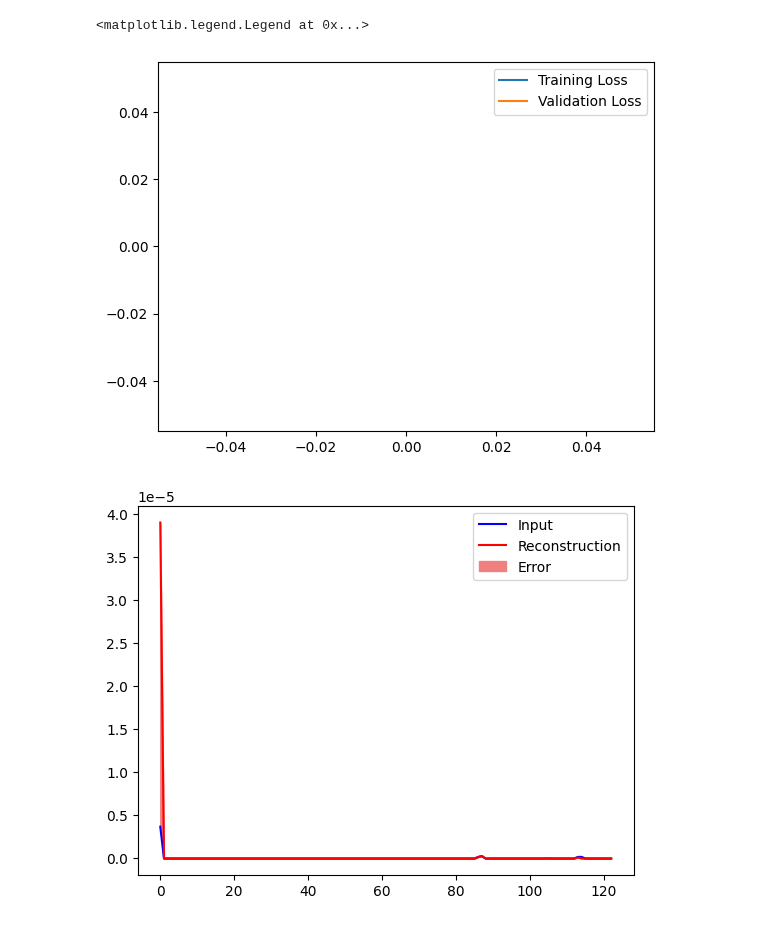
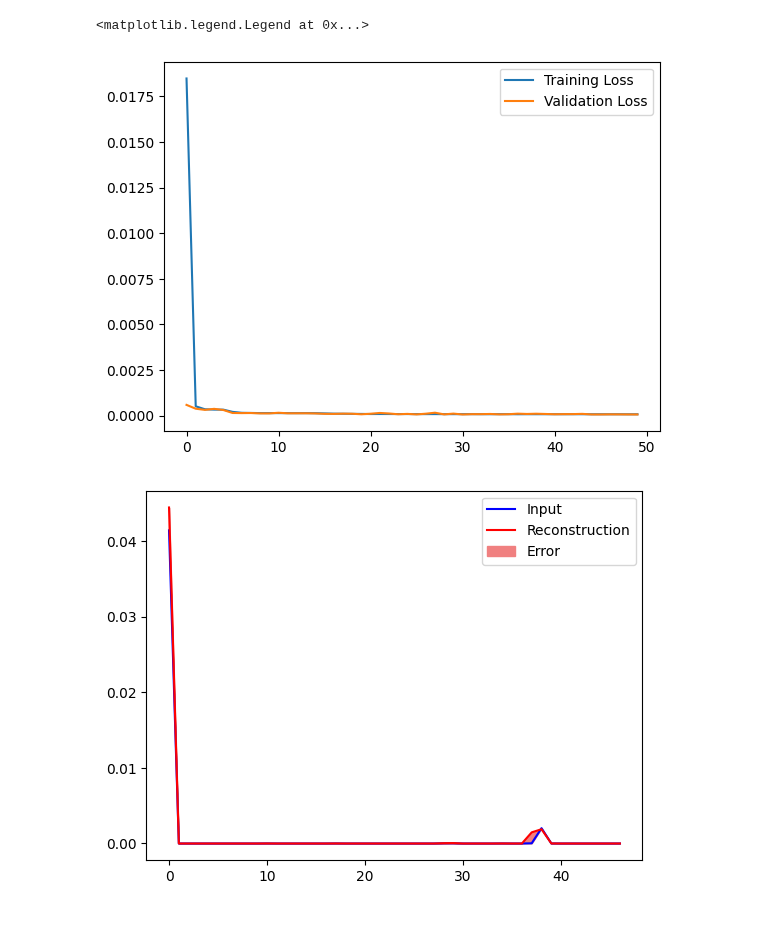
Before and after one commit to joshuapalicka/network-anomaly-detection, a Jupyter notebook: autoencoder_classifier.ipynb, the cells around one changed output. Drawn from its saved outputs; the diff is of its cells as text; code cells hidden in the pictures.

```diff
--- a/autoencoder_classifier.ipynb
+++ b/autoencoder_classifier.ipynb
@@ -10,11 +10,12 @@ from tensorflow.keras import layers, losses
 from tensorflow.keras.datasets import fashion_mnist
 from tensorflow.keras.models import Model
 # %%
-train_data = pd.read_csv('eda_simple_classification/network_data_mod.csv')
+train_data = pd.read_csv('eda_simple_classification/network_data_mod_train.csv')
 test_data = pd.read_csv('eda_simple_classification/network_data_mod_test.csv')
 
 frames = [train_data, test_data]
 
 dataframe  = pd.concat(frames)
 raw_data = dataframe.values
-dataframe.head()
+#dataframe.head()
+#raw_data
@@ -73,7 +96,7 @@ class AnomalyDetector(Model):
     self.decoder = tf.keras.Sequential([
       layers.Dense(16, activation="relu"),
       layers.Dense(32, activation="relu"),
-      layers.Dense(123, activation="sigmoid")])
+      layers.Dense(47, activation="sigmoid")])
 
   def call(self, x):
     encoded = self.encoder(x)
@@ -85,7 +108,7 @@ autoencoder = AnomalyDetector()
 autoencoder.compile(optimizer='adam', loss='mae')
 # %%
 history = autoencoder.fit(normal_train_data, normal_train_data,
-          epochs=20,
+          epochs=50,
           validation_data=(normal_test_data, normal_test_data),
           shuffle=True)
 # %% [output]
@@ -112,18 +135,18 @@ plt.plot(history.history["val_loss"], label="Validation Loss")
 plt.legend()
 # %% [output]
 <matplotlib.legend.Legend at 0x...>
-[figure, old version]
+[figure, new version]
 # %%
 encoded_data = autoencoder.encoder(normal_test_data).numpy()
 decoded_data = autoencoder.decoder(encoded_data).numpy()
 
 plt.plot(normal_test_data[0], 'b')
 plt.plot(decoded_data[0], 'r')
-plt.fill_between(np.arange(123), decoded_data[0], normal_test_data[0], color='lightcoral')
+plt.fill_between(np.arange(47), decoded_data[0], normal_test_data[0], color='lightcoral')
 plt.legend(labels=["Input", "Reconstruction", "Error"])
 plt.show()
 # %% [output]
-[figure, old version]
+[figure, new version]
 # %%
 encoded_data = autoencoder.encoder(anomalous_test_data).numpy()
 decoded_data = autoencoder.decoder(encoded_data).numpy()
```
Also changed, not shown: parts of 11 cells of this notebook, 5 other files.
